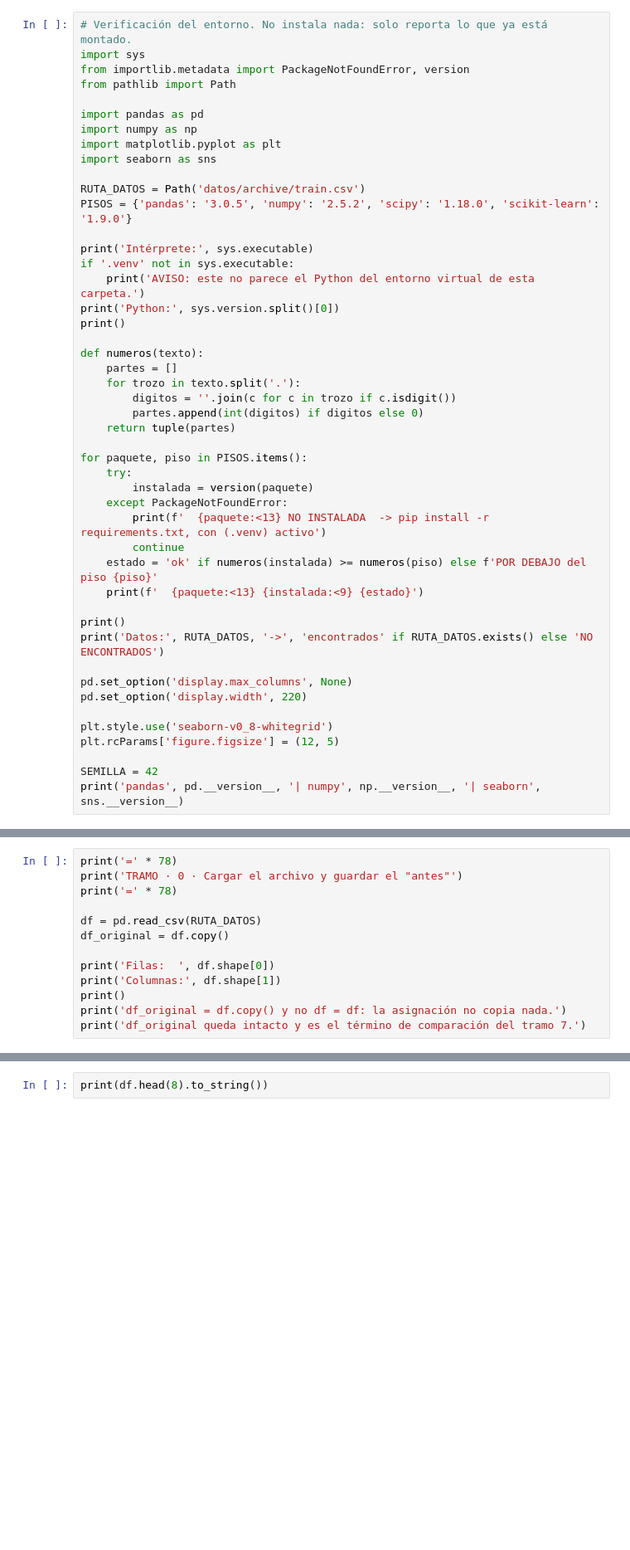
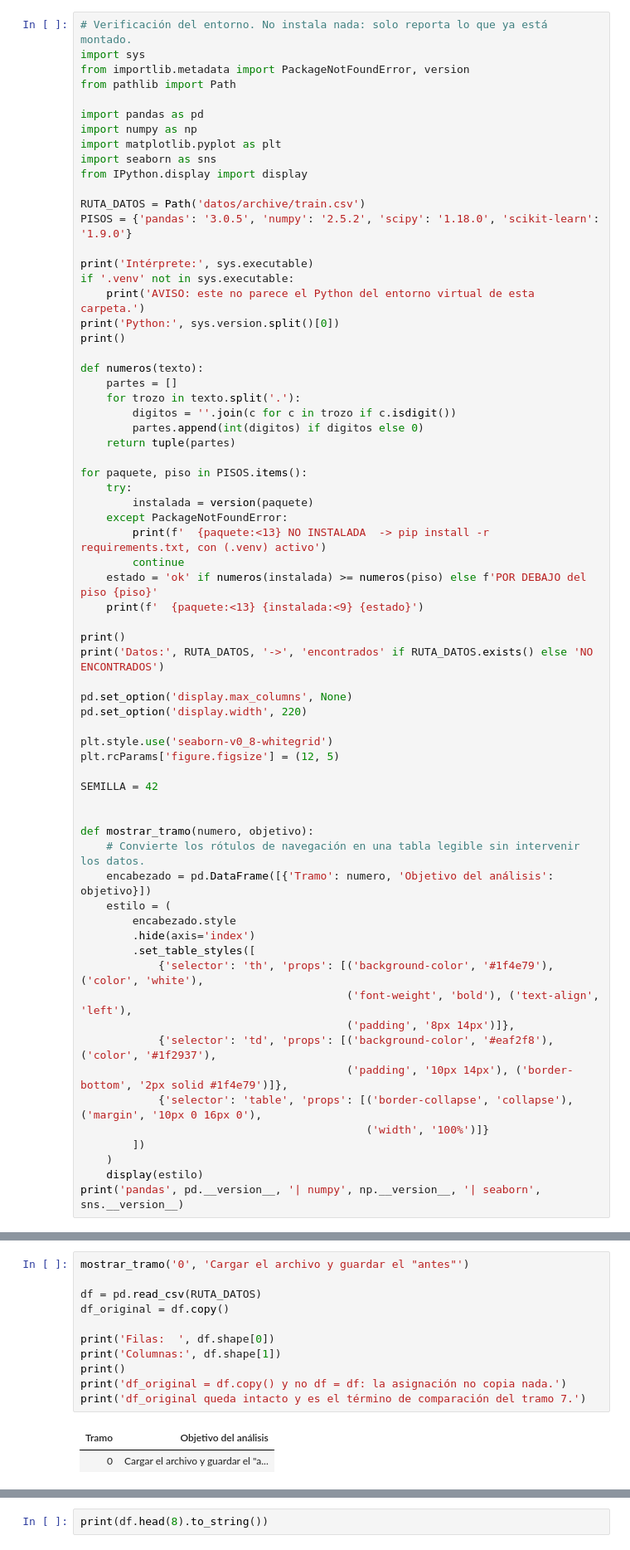
Before and after one commit to Breinersmartinez/Data-analysis, a Jupyter notebook: EDA_bigmart_sales.ipynb, the cells around one changed output, grey strips where cells are left out. Shown at 83% size. Drawn from its saved outputs; the diff is of its cells as text; blank space fills up the shorter version.

```diff
--- a/EDA_bigmart_sales.ipynb
+++ b/EDA_bigmart_sales.ipynb
@@ -54,6 +54,7 @@ import pandas as pd
 import numpy as np
 import matplotlib.pyplot as plt
 import seaborn as sns
+from IPython.display import display
 
 RUTA_DATOS = Path('datos/archive/train.csv')
 PISOS = {'pandas': '3.0.5', 'numpy': '2.5.2', 'scipy': '1.18.0', 'scikit-learn': '1.9.0'}
@@ -90,5 +91,24 @@ plt.style.use('seaborn-v0_8-whitegrid')
 plt.rcParams['figure.figsize'] = (12, 5)
 
 SEMILLA = 42
+
+
+def mostrar_tramo(numero, objetivo):
+    # Convierte los rótulos de navegación en una tabla legible sin intervenir los datos.
+    encabezado = pd.DataFrame([{'Tramo': numero, 'Objetivo del análisis': objetivo}])
+    estilo = (
+        encabezado.style
+        .hide(axis='index')
+        .set_table_styles([
+            {'selector': 'th', 'props': [('background-color', '#1f4e79'), ('color', 'white'),
+                                         ('font-weight', 'bold'), ('text-align', 'left'),
+                                         ('padding', '8px 14px')]},
+            {'selector': 'td', 'props': [('background-color', '#eaf2f8'), ('color', '#1f2937'),
+                                         ('padding', '10px 14px'), ('border-bottom', '2px solid #1f4e79')]},
+            {'selector': 'table', 'props': [('border-collapse', 'collapse'), ('margin', '10px 0 16px 0'),
+                                            ('width', '100%')]}
+        ])
+    )
+    display(estilo)
 print('pandas', pd.__version__, '| numpy', np.__version__, '| seaborn', sns.__version__)
 # %% [output]
@@ -103,16 +123,16 @@ Python: 3.12.3
 Datos: datos/archive/train.csv -> encontrados
 pandas 3.0.6 | numpy 2.5.3 | seaborn 0.13.2
 # %%
-print('=' * 78)
-print('TRAMO · 0 · Cargar el archivo y guardar el "antes"')
-print('=' * 78)
+mostrar_tramo('0', 'Cargar el archivo y guardar el "antes"')
 
 df = pd.read_csv(RUTA_DATOS)
 df_original = df.copy()
 
 print('Filas:  ', df.shape[0])
 print('Columnas:', df.shape[1])
 print()
 print('df_original = df.copy() y no df = df: la asignación no copia nada.')
 print('df_original queda intacto y es el término de comparación del tramo 7.')
 # %% [output]
+| Tramo | Objetivo del análisis |
+| 0 | Cargar el archivo y guardar el "a... |
```
Also changed, not shown: parts of 43 cells of this notebook.
